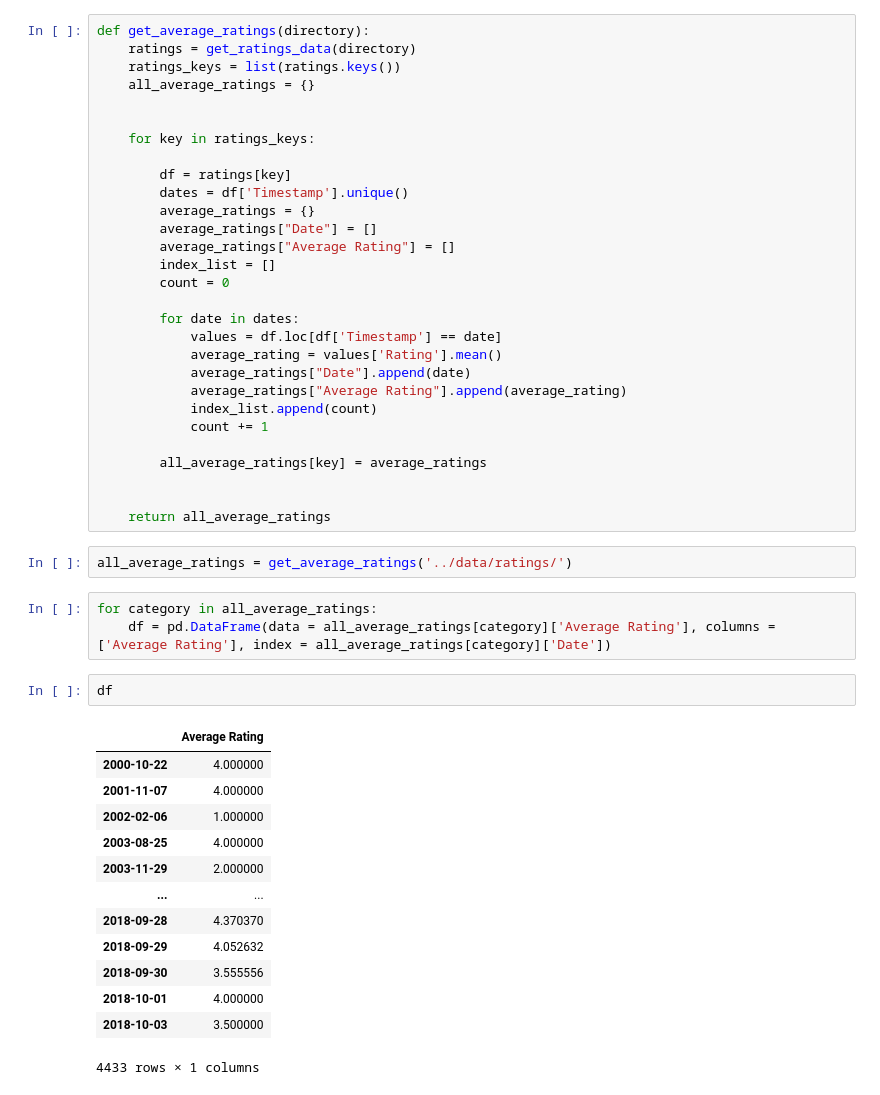
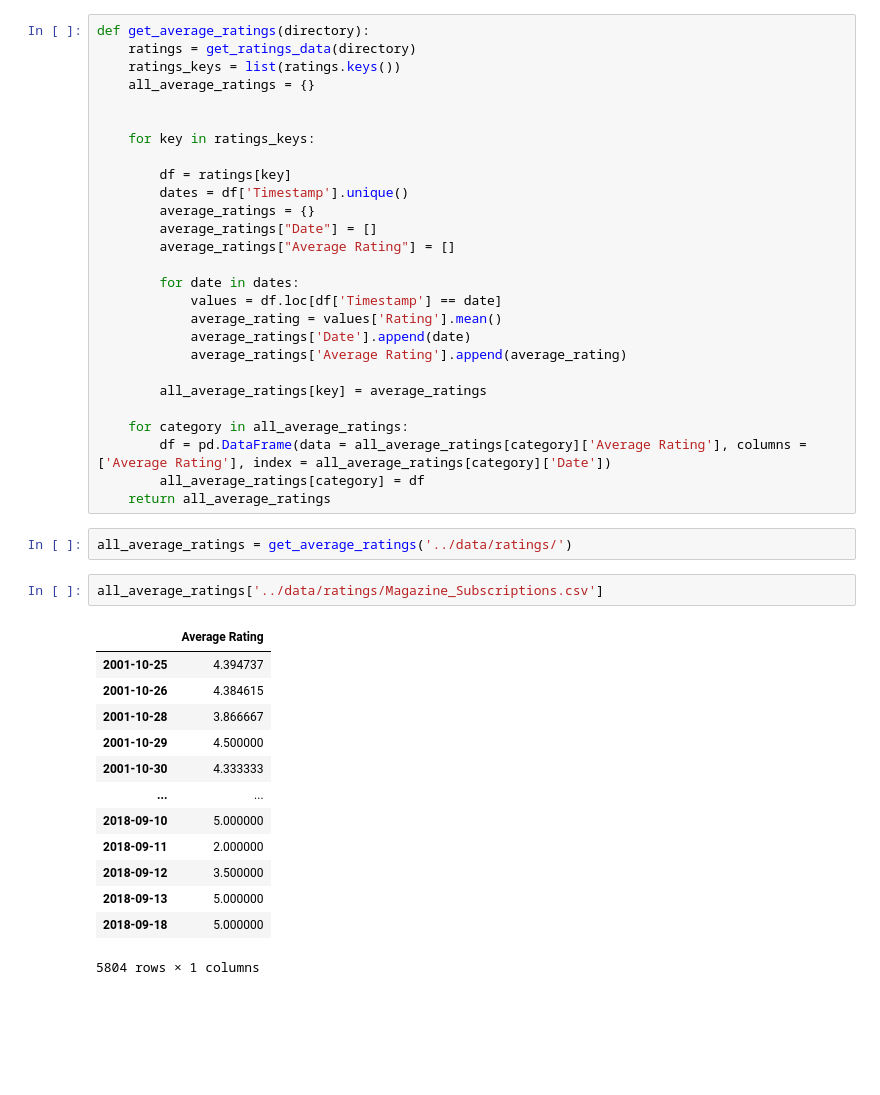
Before and after one commit to medvidov/dsci510final, a Jupyter notebook: HW4/HW 4 Proof of Concept.ipynb, the cells around one changed output. Saved outputs shown, nothing was run; the diff lists cells and outputs as text; blank space fills up the shorter version.

```diff
--- a/HW4/HW 4 Proof of Concept.ipynb
+++ b/HW4/HW 4 Proof of Concept.ipynb
@@ -313,39 +323,34 @@ def get_average_ratings(directory):
         average_ratings = {}
         average_ratings["Date"] = []
         average_ratings["Average Rating"] = []
-        index_list = []
-        count = 0
 
         for date in dates:
             values = df.loc[df['Timestamp'] == date]
             average_rating = values['Rating'].mean()
-            average_ratings["Date"].append(date)
-            average_ratings["Average Rating"].append(average_rating)
-            index_list.append(count)
-            count += 1
+            average_ratings['Date'].append(date)
+            average_ratings['Average Rating'].append(average_rating)
 
         all_average_ratings[key] = average_ratings
 
-
+    for category in all_average_ratings:
+        df = pd.DataFrame(data = all_average_ratings[category]['Average Rating'], columns = ['Average Rating'], index = all_average_ratings[category]['Date'])
+        all_average_ratings[category] = df
     return all_average_ratings
 # %%
 all_average_ratings = get_average_ratings('../data/ratings/')
-# %%
-for category in all_average_ratings:
-    df = pd.DataFrame(data = all_average_ratings[category]['Average Rating'], columns = ['Average Rating'], index = all_average_ratings[category]['Date'])
 # %%
-df
+all_average_ratings['../data/ratings/Magazine_Subscriptions.csv']
 # %% [output]
 |  | Average Rating |
-| 2000-10-22 | 4.000000 |
-| 2001-11-07 | 4.000000 |
-| 2002-02-06 | 1.000000 |
-| 2003-08-25 | 4.000000 |
-| 2003-11-29 | 2.000000 |
+| 2001-10-25 | 4.394737 |
+| 2001-10-26 | 4.384615 |
+| 2001-10-28 | 3.866667 |
+| 2001-10-29 | 4.500000 |
+| 2001-10-30 | 4.333333 |
 | ... | ... |
-| 2018-09-28 | 4.370370 |
-| 2018-09-29 | 4.052632 |
-| 2018-09-30 | 3.555556 |
-| 2018-10-01 | 4.000000 |
-| 2018-10-03 | 3.500000 |
+| 2018-09-10 | 5.000000 |
+| 2018-09-11 | 2.000000 |
+| 2018-09-12 | 3.500000 |
+| 2018-09-13 | 5.000000 |
+| 2018-09-18 | 5.000000 |
-4433 rows × 1 columns
+5804 rows × 1 columns
```
Also changed, not shown: parts of 5 cells of this notebook.
